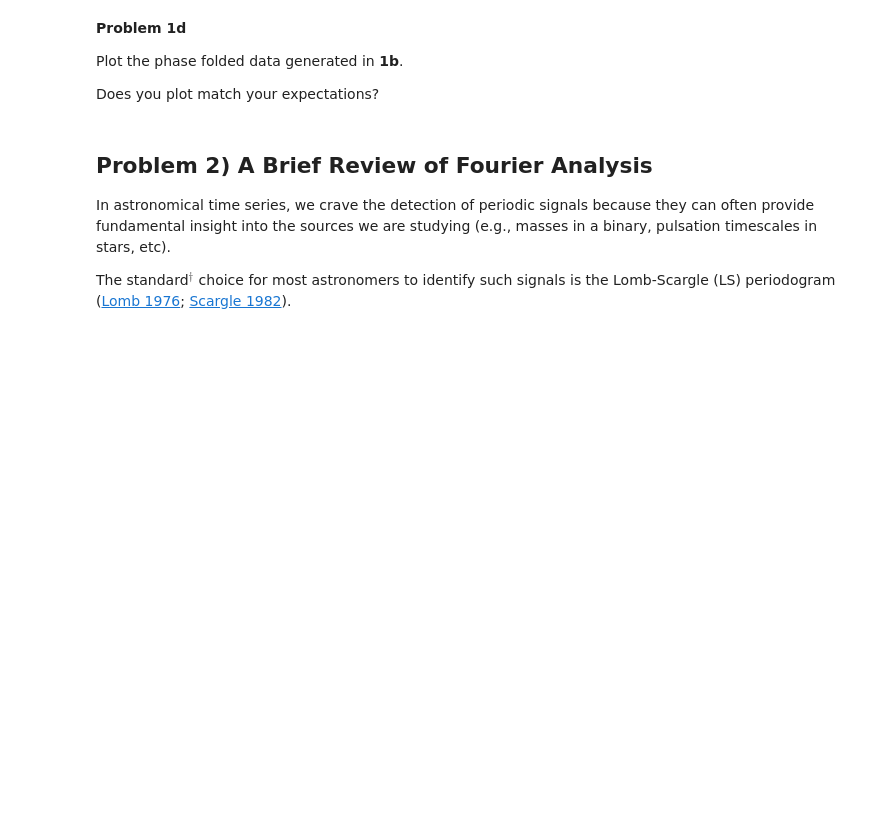
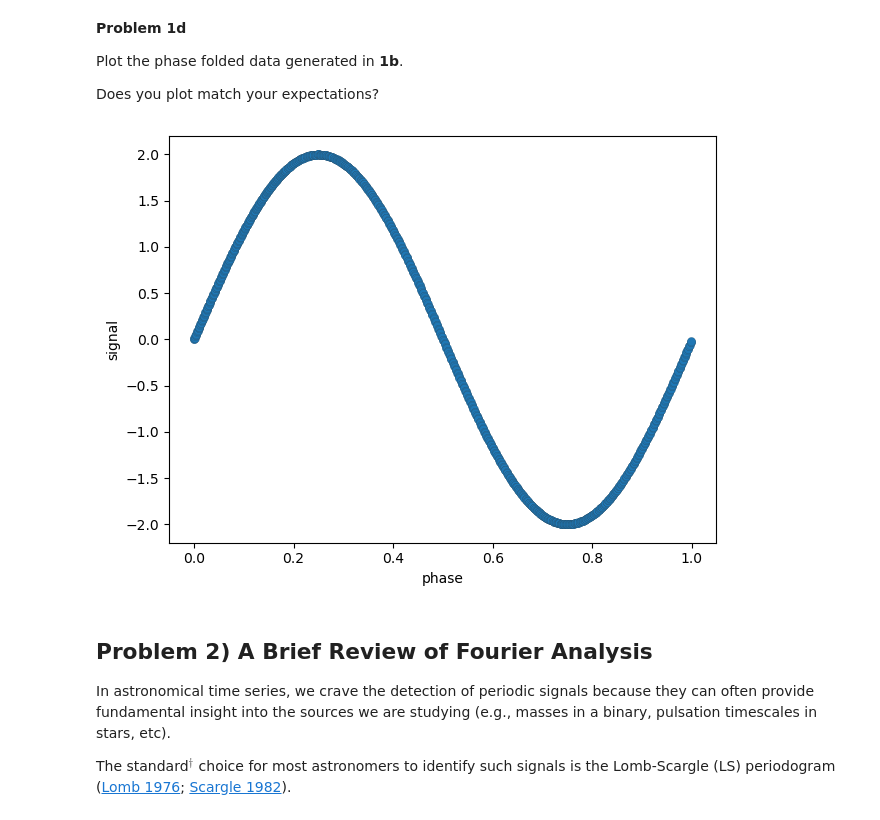
Before and after one commit to sammmelg/Session-27, a Jupyter notebook: Day1/IntroductionToTheLombScarglePeriodogram.ipynb, the cells around one changed output. Cells and saved outputs as stored; diff of their text form; code cells hidden in the pictures; blank space fills up the shorter version.

```diff
--- a/Day1/IntroductionToTheLombScarglePeriodogram.ipynb
+++ b/Day1/IntroductionToTheLombScarglePeriodogram.ipynb
@@ -102,7 +104,7 @@ def phase_plot(x, y, period, y_unc = 0.0):
     y_unc : array-like
         uncertainty of the
     '''
-    phases = # complete
+    phases = x / period % 1
     if type(y_unc) == float:
         y_unc = np.zeros_like(x)
 
@@ -120,7 +122,9 @@ Plot the phase folded data generated in **1b**.
 
 Does you plot match your expectations?
 # %%
-phase_plot( # complete
+phase_plot(x, y, period=np.pi) # complete
+# %% [output]
+[figure, added]
 # %% [markdown]
 ## Problem 2) A Brief Review of Fourier Analysis
 
```
Also changed, not shown: parts of 11 cells of this notebook.
